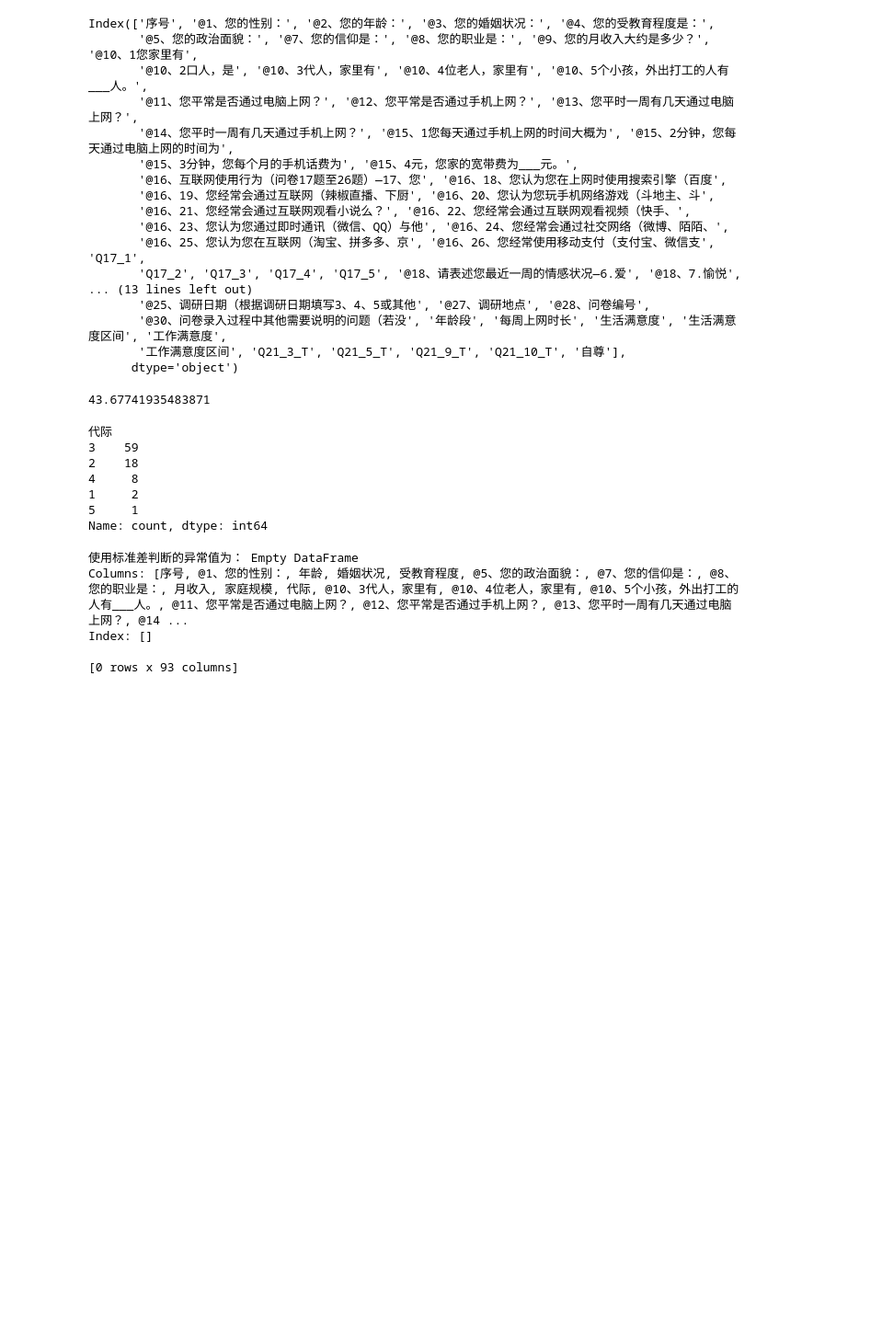
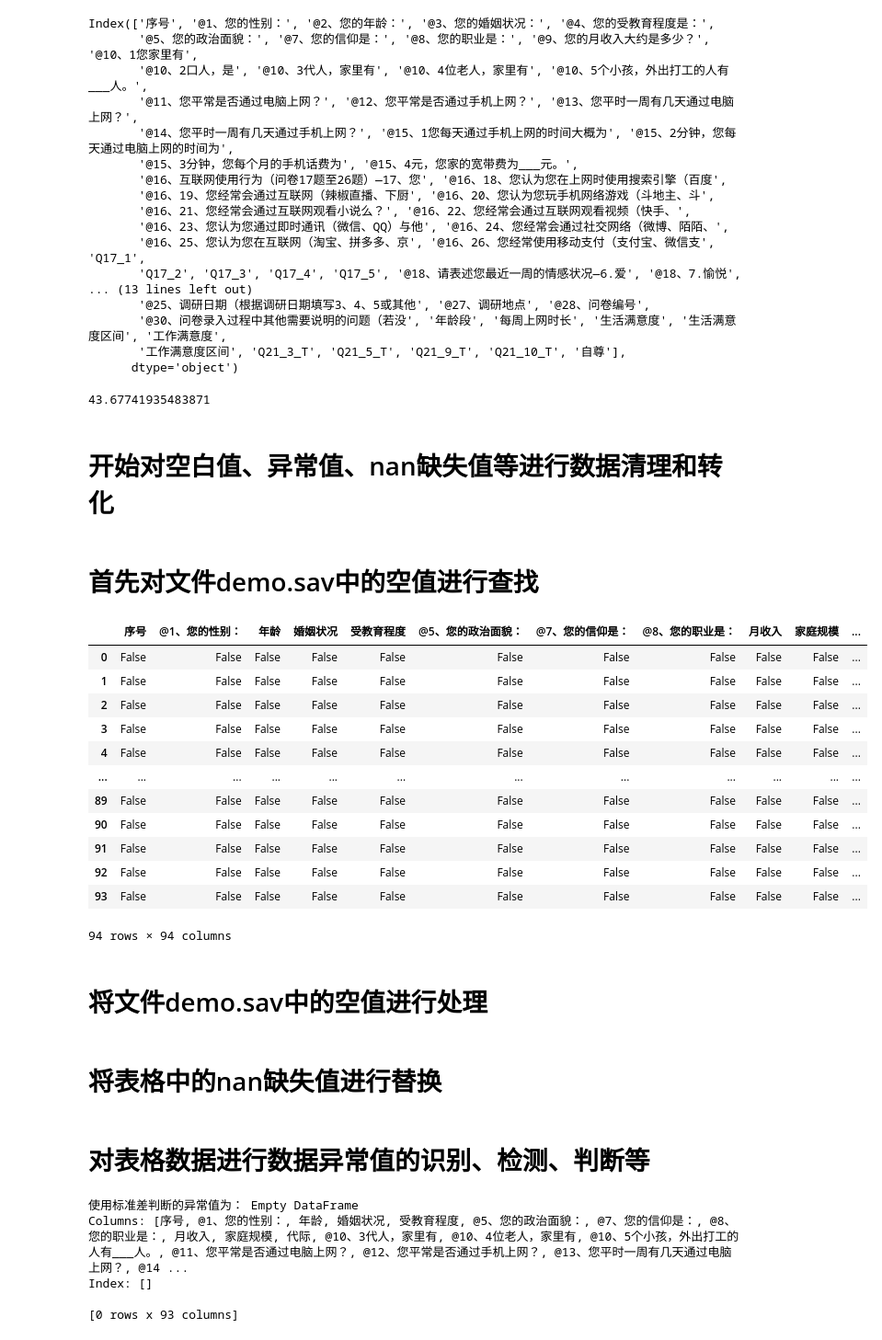
Before and after one commit to mosongsheng/mm, a Jupyter notebook: 18-期末作业.ipynb, the cells around one changed output. Shown at 92% size. Saved outputs shown, nothing was run; the diff lists cells and outputs as text; code cells hidden in the pictures; blank space fills up the shorter version.

```diff
--- a/18-期末作业.ipynb
+++ b/18-期末作业.ipynb
@@ -60,14 +74,3 @@ Index(['序号', '@1、您的性别：', '@2、您的年龄：', '@3、您的婚
 数据表['年龄'].mean()
 # %% [output]
 43.67741935483871
-# %%
-数据表['代际'].replace({'(空)':None}, inplace=True)
-数据表['代际'].value_counts()
-# %% [output]
-代际
-3    59
-2    18
-4     8
-1     2
-5     1
-Name: count, dtype: int64
@@ -79,0 +77,23 @@ Name: count, dtype: int64
+# %% [markdown]
+#   开始对空白值、异常值、nan缺失值等进行数据清理和转化
+# %% [markdown]
+# 首先对文件demo.sav中的空值进行查找
+# %%
+#查找空白值
+数据表.isnull()
+# %% [output]
+|  | 序号 | @1、您的性别： | 年龄 | 婚姻状况 | 受教育程度 | @5、您的政治面貌： | @7、您的信仰是： | @8、您的职业是： | 月收入 | 家庭规模 | ... |
+| 0 | False | False | False | False | False | False | False | False | False | False | ... |
+| 1 | False | False | False | False | False | False | False | False | False | False | ... |
+| 2 | False | False | False | False | False | False | False | False | False | False | ... |
+| 3 | False | False | False | False | False | False | False | False | False | False | ... |
+| 4 | False | False | False | False | False | False | False | False | False | False | ... |
+| ... | ... | ... | ... | ... | ... | ... | ... | ... | ... | ... | ... |
+| 89 | False | False | False | False | False | False | False | False | False | False | ... |
+| 90 | False | False | False | False | False | False | False | False | False | False | ... |
+| 91 | False | False | False | False | False | False | False | False | False | False | ... |
+| 92 | False | False | False | False | False | False | False | False | False | False | ... |
+| 93 | False | False | False | False | False | False | False | False | False | False | ... |
+94 rows × 94 columns
+# %% [markdown]
+# 将文件demo.sav中的空值进行处理
@@ -79,0 +107,2 @@ Name: count, dtype: int64
+# %% [markdown]
+# 将表格中的nan缺失值进行替换
@@ -80,3 +127,5 @@ Name: count, dtype: int64
+# %% [markdown]
+# 对表格数据进行数据异常值的识别、检测、判断等
 # %%
 # 计算均值和标准差
 mean = 数据表['年龄'].mean()
```
Also changed, not shown: parts of 18 cells of this notebook, 4 other files.
